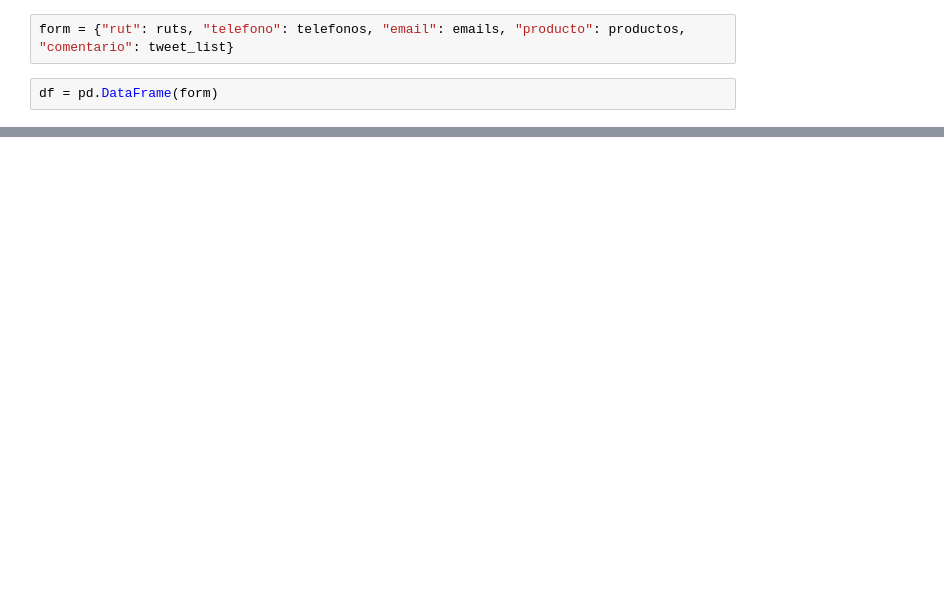
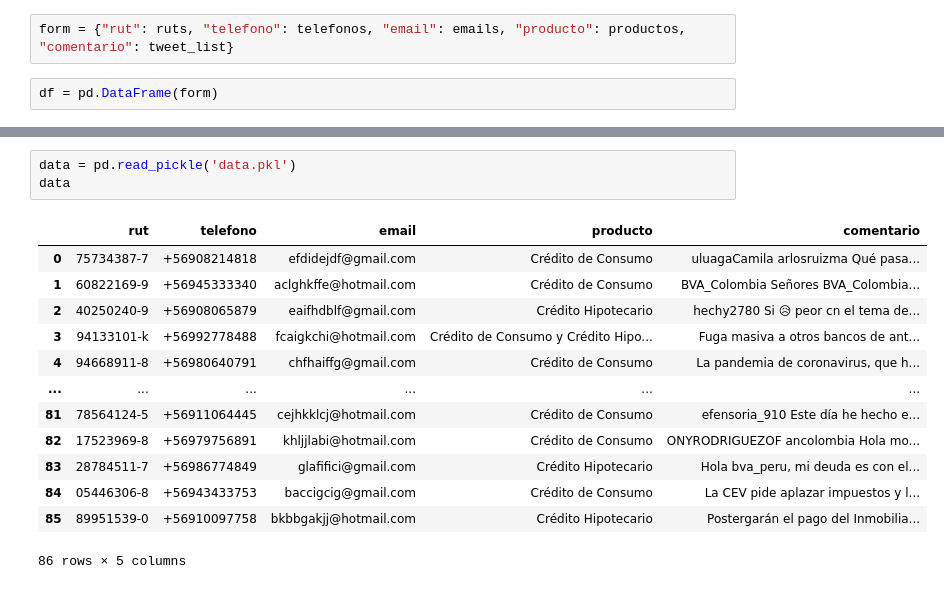
Before and after one commit to fjsalinas/limpieza_datos_formulario, a Jupyter notebook: Creación Tabla.ipynb, the cells around one changed output, grey strips where cells are left out. Cells and saved outputs as stored; diff of their text form; blank space fills up the shorter version.

```diff
--- a/Creación Tabla.ipynb
+++ b/Creación Tabla.ipynb
@@ -197,0 +232,17 @@ data
+# %%
+data = pd.read_pickle('data.pkl')
+data
+# %% [output]
+|  | rut | telefono | email | producto | comentario |
+| 0 | 75734387-7 | +56908214818 | efdidejdf@gmail.com | Crédito de Consumo | uluagaCamila arlosruizma Qué pasa... |
+| 1 | 60822169-9 | +56945333340 | aclghkffe@hotmail.com | Crédito de Consumo | BVA_Colombia Señores BVA_Colombia... |
+| 2 | 40250240-9 | +56908065879 | eaifhdblf@gmail.com | Crédito Hipotecario | hechy2780 Si 😥 peor cn el tema de... |
+| 3 | 94133101-k | +56992778488 | fcaigkchi@hotmail.com | Crédito de Consumo y Crédito Hipo... | Fuga masiva a otros bancos de ant... |
+| 4 | 94668911-8 | +56980640791 | chfhaiffg@gmail.com | Crédito de Consumo | La pandemia de coronavirus, que h... |
+| ... | ... | ... | ... | ... | ... |
+| 81 | 78564124-5 | +56911064445 | cejhkklcj@hotmail.com | Crédito de Consumo | efensoria_910 Este día he hecho e... |
+| 82 | 17523969-8 | +56979756891 | khljjlabi@hotmail.com | Crédito de Consumo | ONYRODRIGUEZOF ancolombia Hola mo... |
+| 83 | 28784511-7 | +56986774849 | glafifici@gmail.com | Crédito Hipotecario | Hola bva_peru, mi deuda es con el... |
+| 84 | 05446306-8 | +56943433753 | baccigcig@gmail.com | Crédito de Consumo | La CEV pide aplazar impuestos y l... |
+| 85 | 89951539-0 | +56910097758 | bkbbgakjj@hotmail.com | Crédito Hipotecario | Postergarán el pago del Inmobilia... |
+86 rows × 5 columns
```
Also changed, not shown: parts of 21 cells of this notebook, 1 other file.
